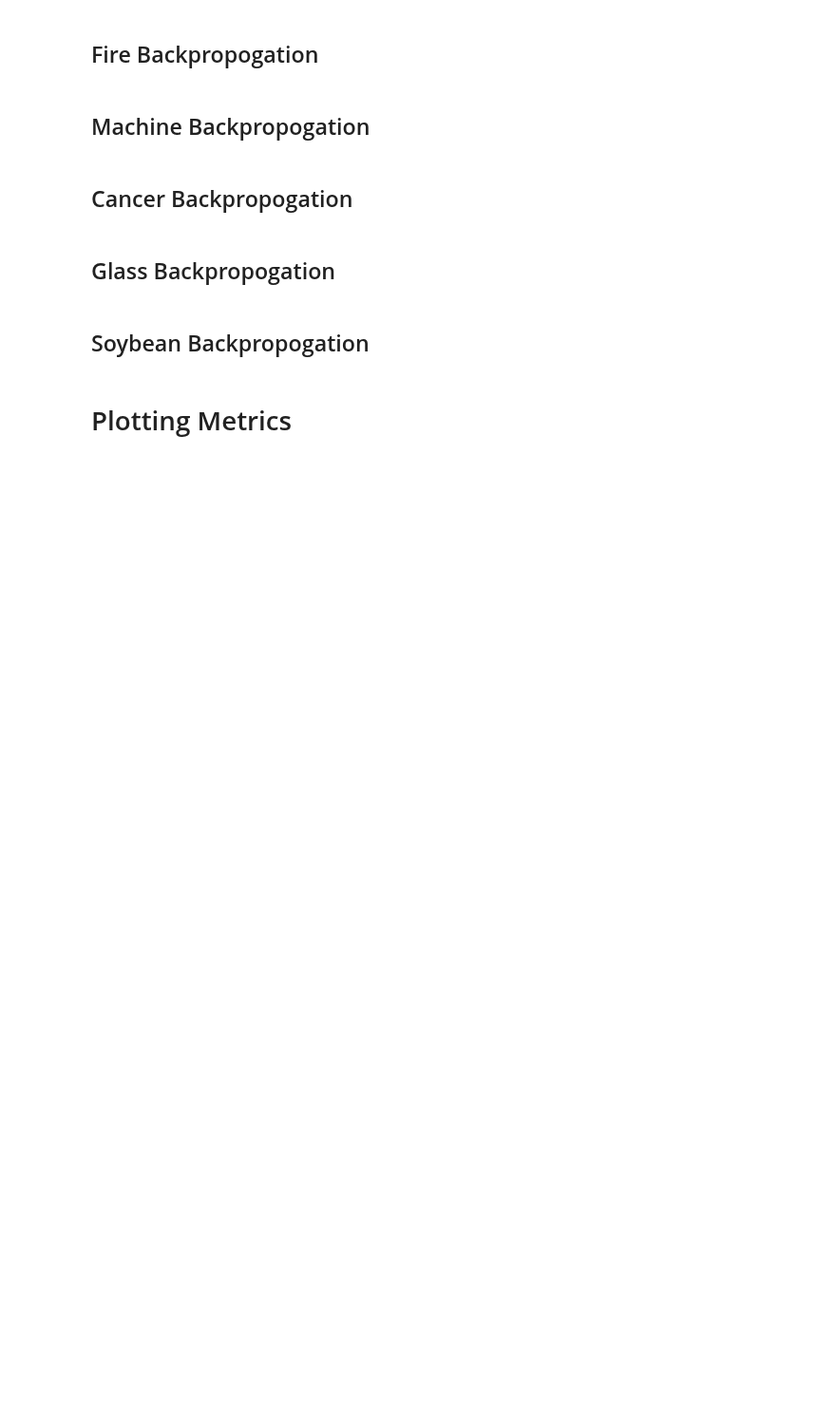
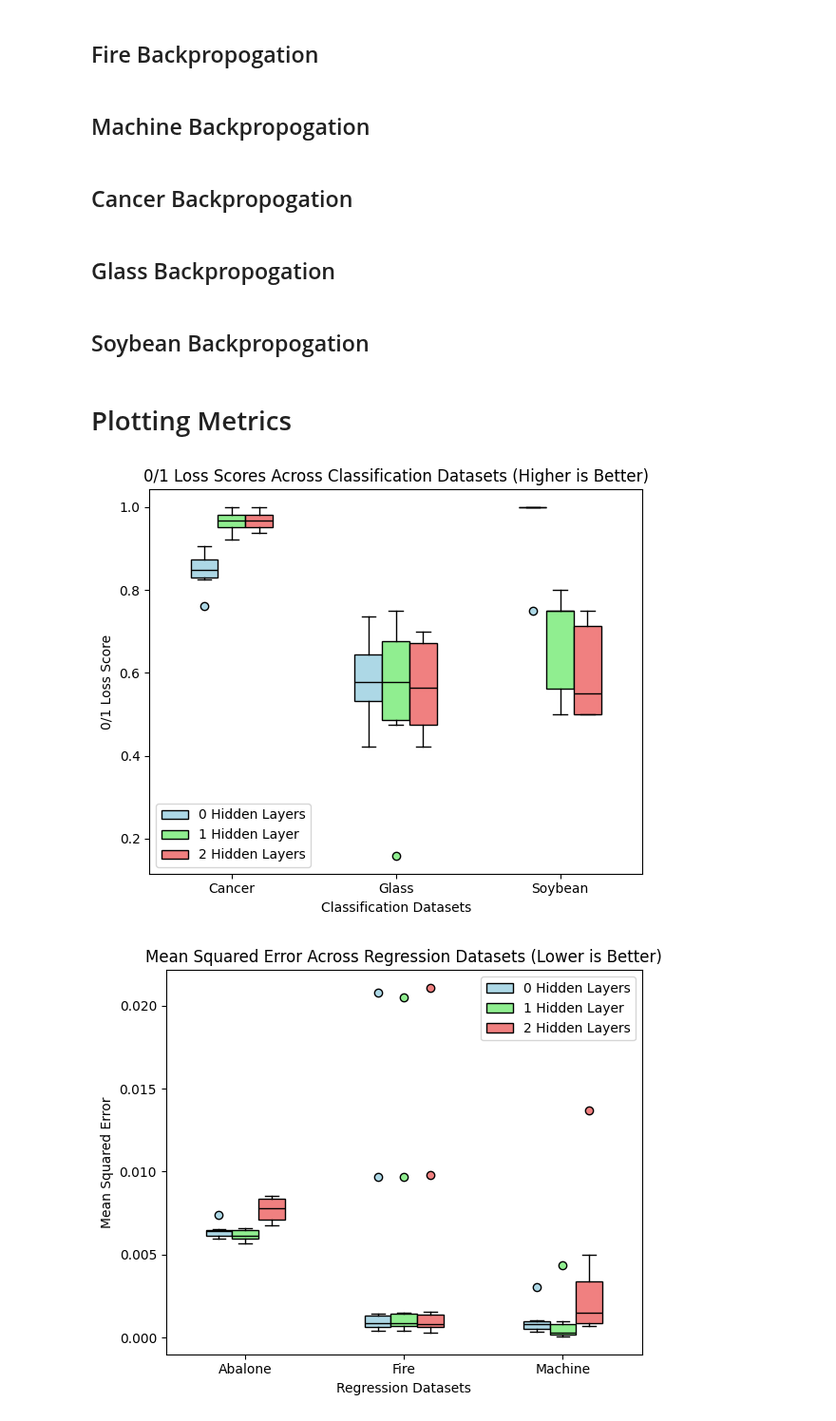
Before and after one commit to Carlos-A-Rivas/CSCI_447, a Jupyter notebook: Project_4/Code/test_bench.ipynb, the cells around one changed output. Shown at 95% size. Cells and saved outputs as stored; diff of their text form; code cells hidden in the pictures; blank space fills up the shorter version.

Commit message:
Differential Evolution results can be found in test_bench

```diff
--- a/Project_4/Code/test_bench.ipynb
+++ b/Project_4/Code/test_bench.ipynb
@@ -688,4 +761,4 @@ print(f"Average Performance: {np.mean(cancer_DE_0_score)}")
 # %%
-cancer_DE_0_parameters = cancer_DE_0.tune()
-cancer_DE_0_score = cancer_DE_0.train_test(tuning_flag=False)
-print(f"Average Performance: {np.mean(cancer_DE_0_score)}")
+cancer_DE_2_parameters = cancer_DE_2.tune()
+cancer_DE_2_score = cancer_DE_2.train_test(tuning_flag=False)
+print(f"Average Performance: {np.mean(cancer_DE_2_score)}")
@@ -692,2 +770,6 @@ print(f"Average Performance: {np.mean(cancer_DE_0_score)}")
 # %% [markdown]
 ## Glass DE
+# %%
+glass_DE_0_parameters = glass_DE_0.tune()
+glass_DE_0_score = glass_DE_0.train_test(tuning_flag=False)
+print(f"Average Performance: {np.mean(glass_DE_0_score)}")
@@ -702,10 +799,6 @@ print(f"Average Performance: {np.mean(glass_DE_2_score)}")
-# %%
-glass_DE_1_parameters = glass_DE_1.tune()
-glass_DE_1_score = glass_DE_1.train_test(tuning_flag=False)
-print(f"Average Performance: {np.mean(glass_DE_1_score)}")
 # %% [markdown]
 ## Soybean DE
 # %%
-soybean_DE_2_parameters = soybean_DE_2.tune()
-soybean_DE_2_score = soybean_DE_2.train_test(tuning_flag=False)
-print(f"Average Performance: {np.mean(soybean_DE_2_score)}")
+soybean_DE_0_parameters = soybean_DE_0.tune()
+soybean_DE_0_score = soybean_DE_0.train_test(tuning_flag=False)
+print(f"Average Performance: {np.mean(soybean_DE_0_score)}")
@@ -805,4 +913,29 @@ soybean_back_2_score = soybean_back_2.train_test(tuning_flag=False)
 print(f"Average Performance: {np.mean(soybean_back_2_score)}")
 # %% [markdown]
 # Plotting Metrics
+# %%
+classification_arrays = [cancer_DE_0_score,cancer_DE_1_score,cancer_DE_2_score,
+                         glass_DE_0_score,glass_DE_1_score,glass_DE_2_score,
+                         soybean_DE_0_score,soybean_DE_1_score,soybean_DE_2_score]
+regression_arrays = [abalone_DE_0_score,abalone_DE_1_score,abalone_DE_2_score,
+                     fire_DE_0_score,fire_DE_1_score,fire_DE_2_score,
+                     machine_DE_0_score,machine_DE_1_score,machine_DE_2_score]
+arrays_to_save = []
+arrays_to_save.extend(classification_arrays)
+arrays_to_save.extend(regression_arrays)
+#print(arrays_to_save)
+save_arrays_to_csv(arrays_to_save, 'DE_Data.csv')
+loaded_arrays = load_arrays_from_csv('DE_Data.csv')
+#loaded_arrays[1] = cancer_1_score
+classification_arrays = loaded_arrays[:9]
+regression_arrays = loaded_arrays[9:]
+#loaded_arrays = classification_arrays
+#loaded_arrays.extend(regression_arrays)
+classification_dataset_names = ['Cancer', 'Glass', 'Soybean']
+regression_dataset_names = ['Abalone', 'Fire', 'Machine']
+
+make_plots_2(loaded_arrays, classification_dataset_names, regression_dataset_names, (6, 5), 0, '/home/carlthedog3/CSCI_447/Project_3/Code/Figures/')
+# %% [output]
+[figure, added]
+[figure, added]
 # %%
```
Also changed, not shown: parts of 22 cells of this notebook, 4 other files.
